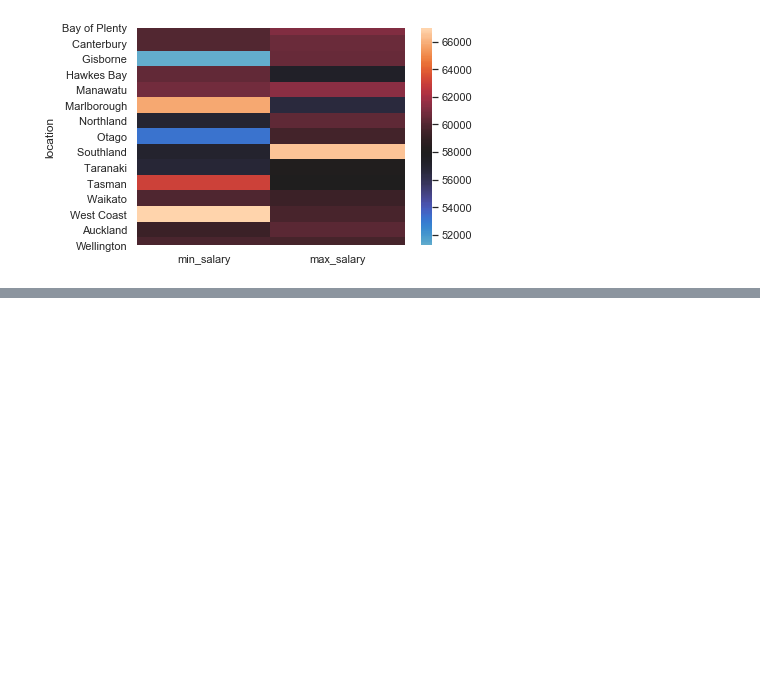
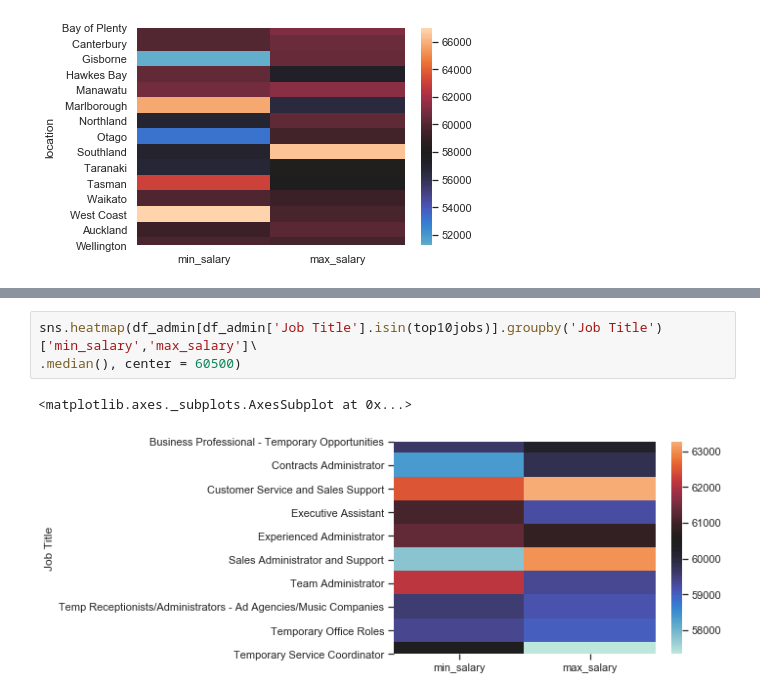
Before and after one commit to zyzisastudyreallyhardguy/dataanalysistask, a Jupyter notebook: jupyter notebook/dataanalysis.ipynb, the cells around one changed output, grey strips where cells are left out. Drawn from its saved outputs; the diff is of its cells as text; blank space fills up the shorter version.

```diff
--- a/jupyter notebook/dataanalysis.ipynb
+++ b/jupyter notebook/dataanalysis.ipynb
@@ -736,0 +773,6 @@ sns.heatmap(df_admin.groupby('location')['min_salary','max_salary'].median(), ce
+# %%
+sns.heatmap(df_admin[df_admin['Job Title'].isin(top10jobs)].groupby('Job Title')['min_salary','max_salary']\
+.median(), center = 60500)
+# %% [output]
+<matplotlib.axes._subplots.AxesSubplot at 0x...>
+[figure, added]
```
Also changed, not shown: parts of 9 cells of this notebook.
